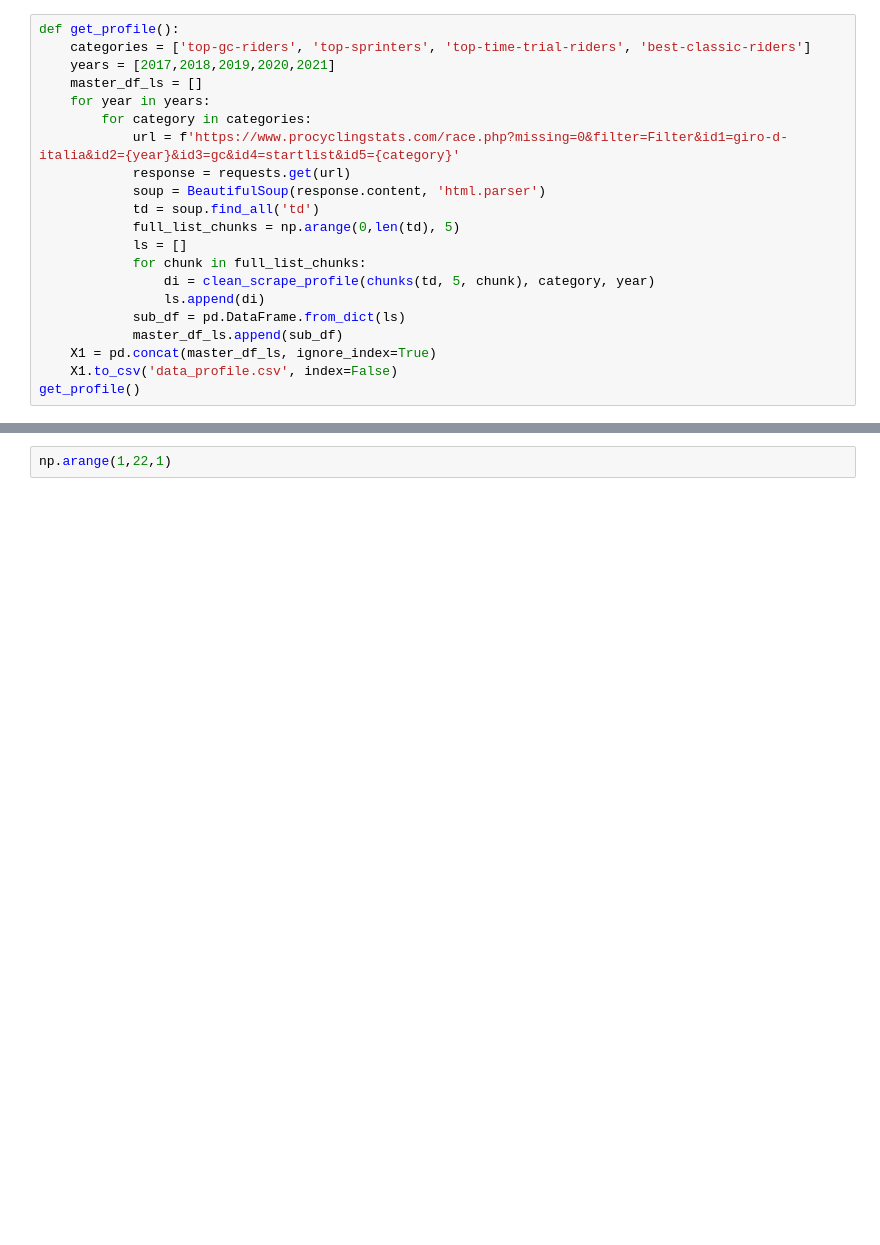
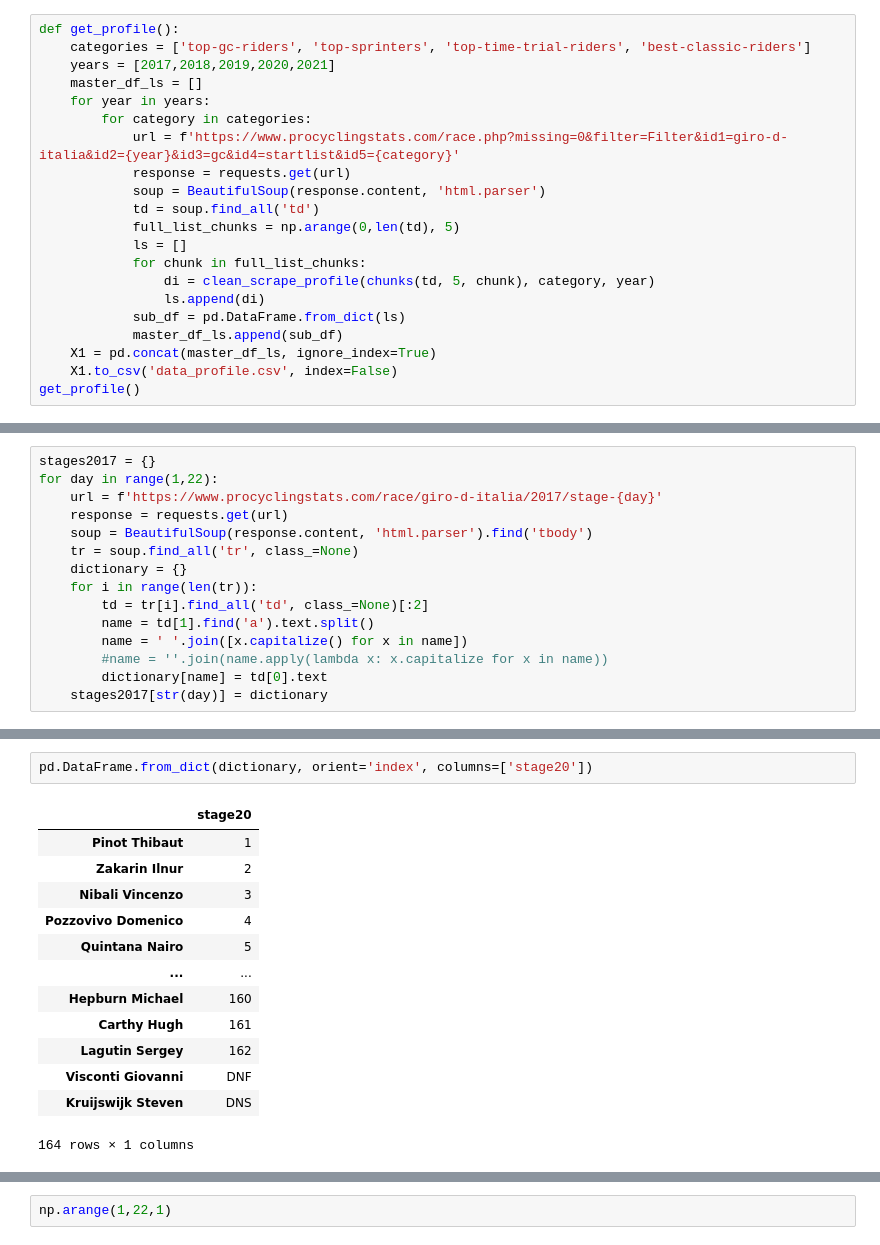
Before and after one commit to Michiel-DK/cycling, a Jupyter notebook: Nb.ipynb, the cells around one changed output, grey strips where cells are left out. Cells and saved outputs as stored; diff of their text form; blank space fills up the shorter version.

Commit message:
scraper stages works

```diff
--- a/Nb.ipynb
+++ b/Nb.ipynb
@@ -251,0 +233,15 @@ https://www.procyclingstats.com/race/giro-d-italia/2017/stage-21-teams
+# %%
+stages2017 = {}
+for day in range(1,22):
+    url = f'https://www.procyclingstats.com/race/giro-d-italia/2017/stage-{day}'
+    response = requests.get(url)
+    soup = BeautifulSoup(response.content, 'html.parser').find('tbody')
+    tr = soup.find_all('tr', class_=None)
+    dictionary = {}
+    for i in range(len(tr)):
+        td = tr[i].find_all('td', class_=None)[:2]
+        name = td[1].find('a').text.split()
+        name = ' '.join([x.capitalize() for x in name])
+        #name = ''.join(name.apply(lambda x: x.capitalize for x in name))
+        dictionary[name] = td[0].text
+    stages2017[str(day)] = dictionary
@@ -251,0 +268,16 @@ https://www.procyclingstats.com/race/giro-d-italia/2017/stage-21-teams
+# %%
+pd.DataFrame.from_dict(dictionary, orient='index', columns=['stage20'])
+# %% [output]
+|  | stage20 |
+| Pinot Thibaut | 1 |
+| Zakarin Ilnur | 2 |
+| Nibali Vincenzo | 3 |
+| Pozzovivo Domenico | 4 |
+| Quintana Nairo | 5 |
+| ... | ... |
+| Hepburn Michael | 160 |
+| Carthy Hugh | 161 |
+| Lagutin Sergey | 162 |
+| Visconti Giovanni | DNF |
+| Kruijswijk Steven | DNS |
+164 rows × 1 columns
```
Also changed, not shown: parts of 7 cells of this notebook, 1 other file.
